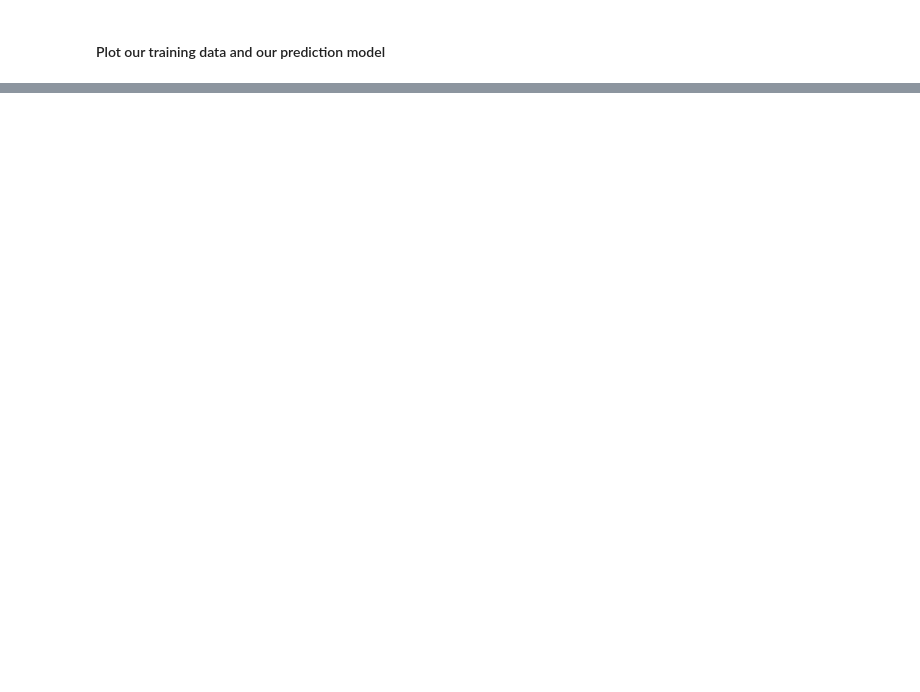
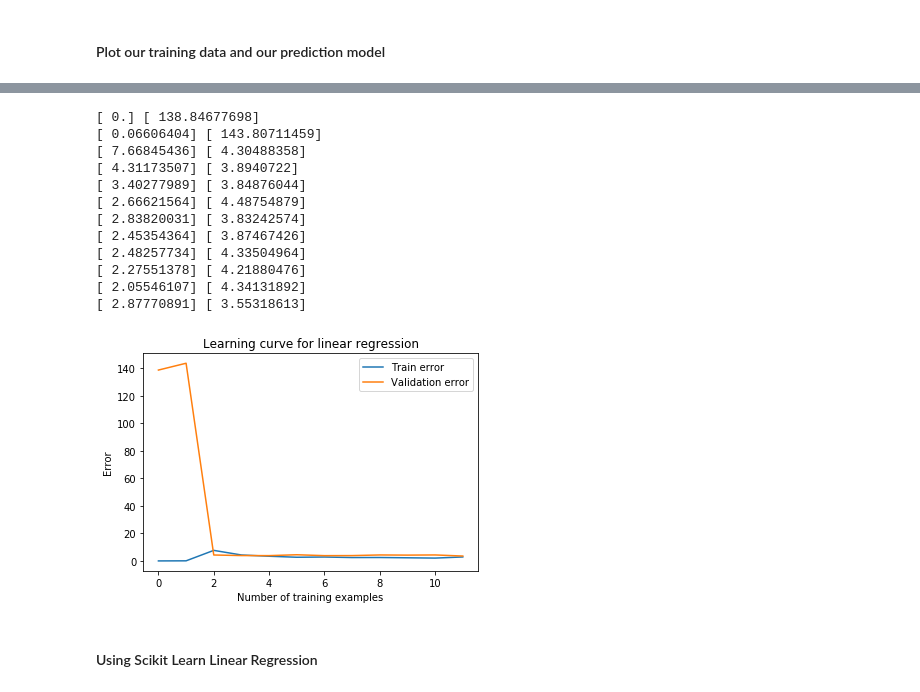
Before and after one commit to locluthor/Machine_Learning, a Jupyter notebook: Bias_Variance_Trade-off.ipynb, the cells around one changed output, grey strips where cells are left out. Saved outputs shown, nothing was run; the diff lists cells and outputs as text; code cells hidden in the pictures; blank space fills up the shorter version.

```diff
--- a/Bias_Variance_Trade-off.ipynb
+++ b/Bias_Variance_Trade-off.ipynb
@@ -130,0 +208,24 @@ plt.show()
+# %%
+poly = PolynomialFeatures(8, include_bias=False)
+X_poly = poly.fit_transform(X)
+X_val_poly = poly.fit_transform(X_val)
+TRAINING_SET_MEAN = np.mean(X_poly, axis=0)
+TRAINING_SET_RANGE = np.max(X_poly, axis=0) - np.min(X_poly, axis=0)
+# %%
+plot_learning_curve(X_poly, y, X_val_poly, y_val, 0.2)
+# %% [output]
+[ 0.] [ 138.84677698]
+[ 0.06606404] [ 143.80711459]
+[ 7.66845436] [ 4.30488358]
+[ 4.31173507] [ 3.8940722]
+[ 3.40277989] [ 3.84876044]
+[ 2.66621564] [ 4.48754879]
+[ 2.83820031] [ 3.83242574]
+[ 2.45354364] [ 3.87467426]
+[ 2.48257734] [ 4.33504964]
+[ 2.27551378] [ 4.21880476]
+[ 2.05546107] [ 4.34131892]
+[ 2.87770891] [ 3.55318613]
+[figure, added]
+# %% [markdown]
+#### Using Scikit Learn Linear Regression
```
Also changed, not shown: parts of 23 cells of this notebook.
